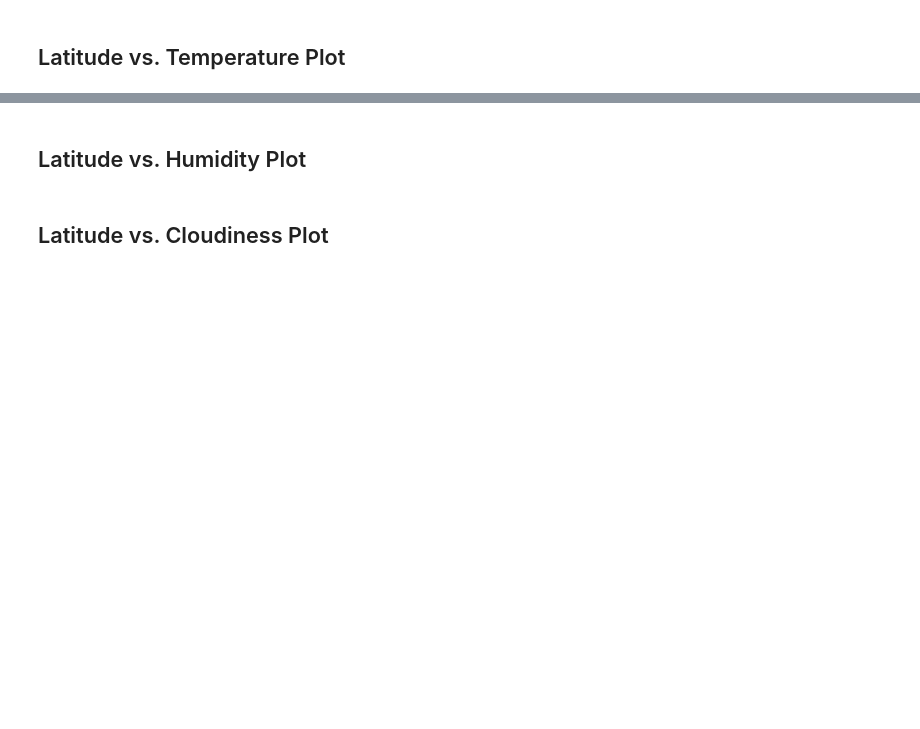
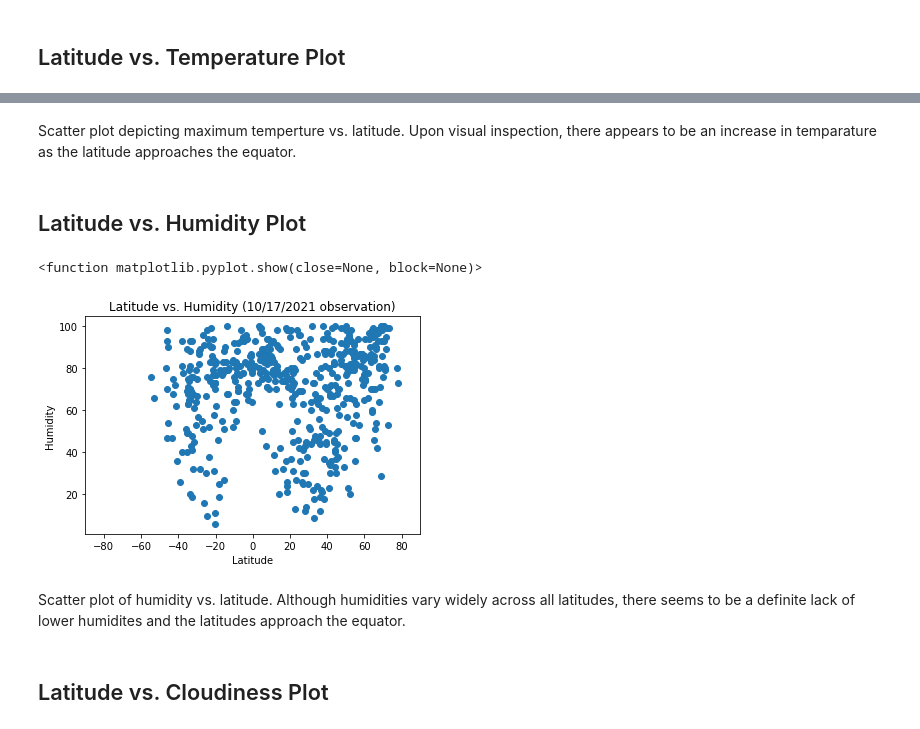
Before and after one commit to wpj174/python-api-challenge, a Jupyter notebook: WeatherPy.ipynb, the cells around one changed output, grey strips where cells are left out. Drawn from its saved outputs; the diff is of its cells as text; code cells hidden in the pictures; blank space fills up the shorter version.

```diff
--- a/WeatherPy.ipynb
+++ b/WeatherPy.ipynb
@@ -75,4 +184,20 @@ Skip this step if there are no cities that have humidity > 100%.
+# %% [markdown]
+Scatter plot depicting maximum temperture vs. latitude.  Upon visual inspection, there appears to be an increase in temparature as the latitude approaches the equator.
 # %% [markdown]
 ## Latitude vs. Humidity Plot
+# %%
+# Build scatter plot for desired criteria
+plt.scatter(clean_city_data['Lat'], clean_city_data['Humidity'])
+plt.title(f"Latitude vs. Humidity ({analysis_date} observation)")
+plt.xlabel('Latitude')
+plt.ylabel('Humidity')
+plt.xlim(-90,90)
+
+plt.show
+# %% [output]
+<function matplotlib.pyplot.show(close=None, block=None)>
+[figure, added]
+# %% [markdown]
+Scatter plot of humidity vs. latitude.  Although humidities vary widely across all latitudes, there seems to be a definite lack of lower humidites and the latitudes approach the equator.
 # %% [markdown]
 ## Latitude vs. Cloudiness Plot
```
Also changed, not shown: parts of 28 cells of this notebook, 2 other files.
